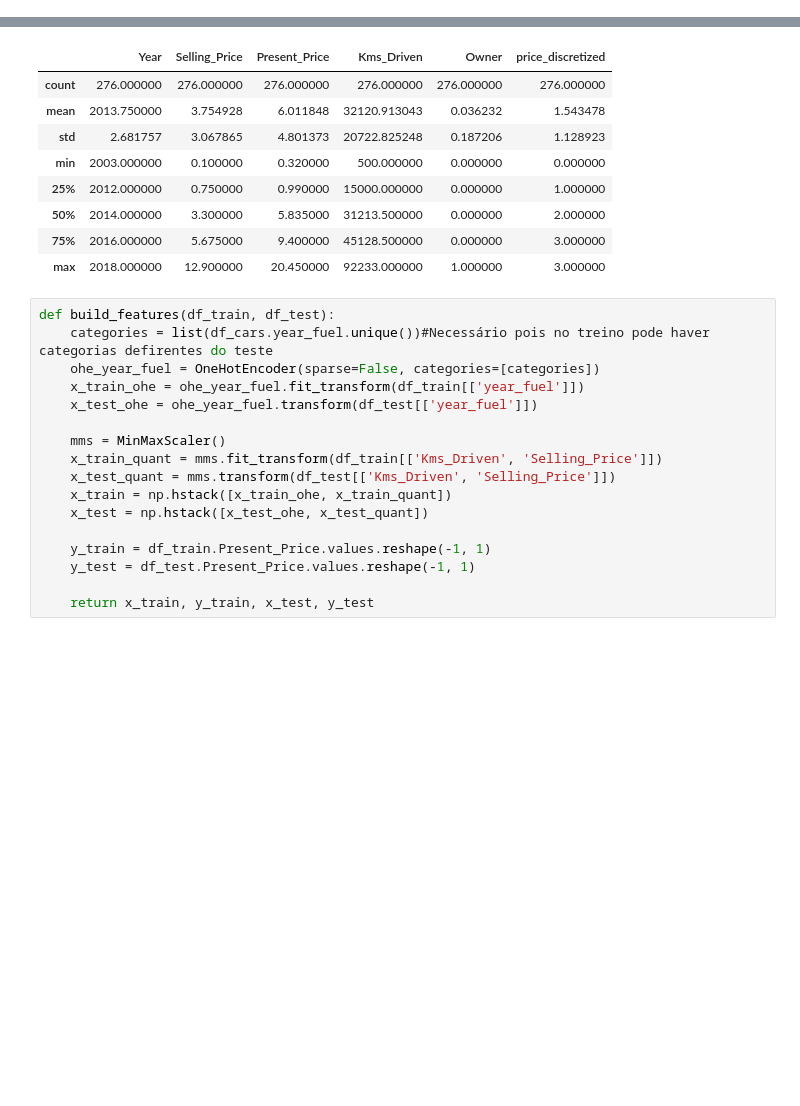
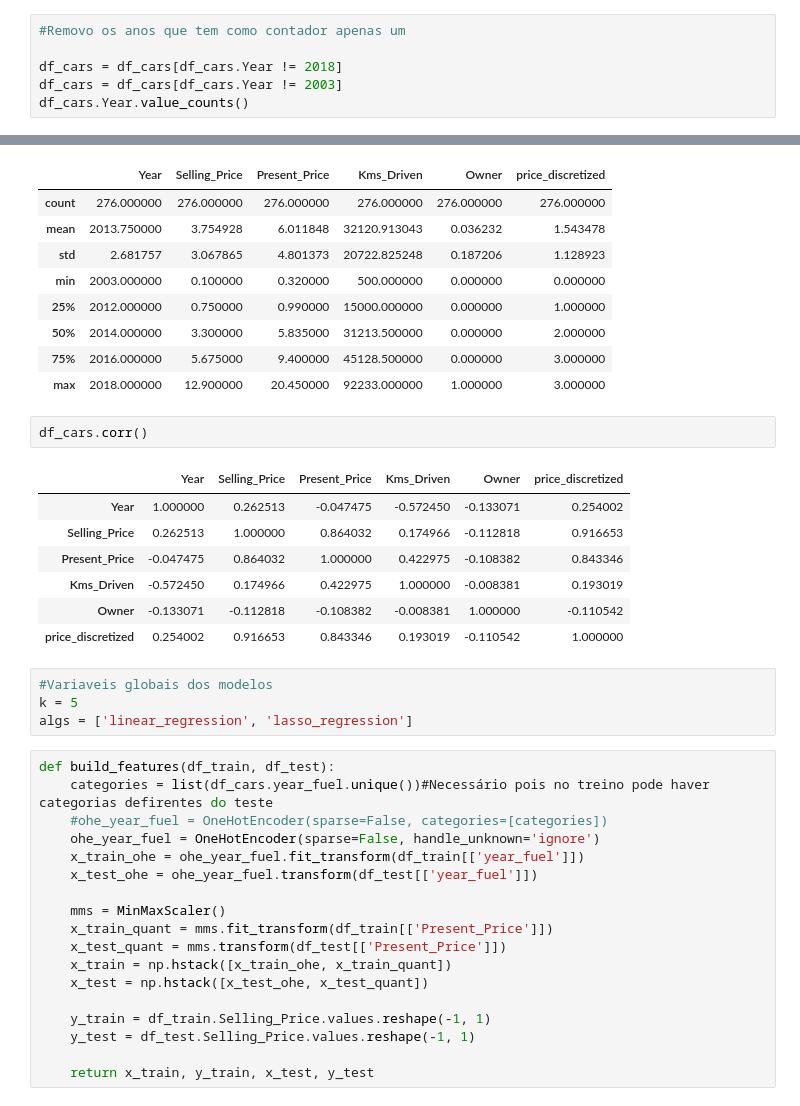
Before and after one commit to asengardeon/aprendizado_de_maquina, a Jupyter notebook: Exercicio1.ipynb, the cells around one changed output, grey strips where cells are left out. Drawn from its saved outputs; the diff is of its cells as text; blank space fills up the shorter version.

```diff
--- a/Exercicio1.ipynb
+++ b/Exercicio1.ipynb
@@ -280,3 +282,9 @@ df_cars.Year.value_counts()
 2018     1
 2003     1
 Name: Year, dtype: int64
+# %%
+#Removo os anos que tem como contador apenas um
+
+df_cars = df_cars[df_cars.Year != 2018]
+df_cars = df_cars[df_cars.Year != 2003]
+df_cars.Year.value_counts()
@@ -330,21 +353,36 @@ df_cars.describe()
 | 50% | 2014.000000 | 3.300000 | 5.835000 | 31213.500000 | 0.000000 | 2.000000 |
 | 75% | 2016.000000 | 5.675000 | 9.400000 | 45128.500000 | 0.000000 | 3.000000 |
 | max | 2018.000000 | 12.900000 | 20.450000 | 92233.000000 | 1.000000 | 3.000000 |
+# %%
+df_cars.corr()
+# %% [output]
+|  | Year | Selling_Price | Present_Price | Kms_Driven | Owner | price_discretized |
+| Year | 1.000000 | 0.262513 | -0.047475 | -0.572450 | -0.133071 | 0.254002 |
+| Selling_Price | 0.262513 | 1.000000 | 0.864032 | 0.174966 | -0.112818 | 0.916653 |
+| Present_Price | -0.047475 | 0.864032 | 1.000000 | 0.422975 | -0.108382 | 0.843346 |
+| Kms_Driven | -0.572450 | 0.174966 | 0.422975 | 1.000000 | -0.008381 | 0.193019 |
+| Owner | -0.133071 | -0.112818 | -0.108382 | -0.008381 | 1.000000 | -0.110542 |
+| price_discretized | 0.254002 | 0.916653 | 0.843346 | 0.193019 | -0.110542 | 1.000000 |
+# %%
+#Variaveis globais dos modelos
+k = 5
+algs = ['linear_regression', 'lasso_regression']
 # %%
 def build_features(df_train, df_test):
     categories = list(df_cars.year_fuel.unique())#Necessário pois no treino pode haver categorias defirentes do teste
-    ohe_year_fuel = OneHotEncoder(sparse=False, categories=[categories])
+    #ohe_year_fuel = OneHotEncoder(sparse=False, categories=[categories])
+    ohe_year_fuel = OneHotEncoder(sparse=False, handle_unknown='ignore')
     x_train_ohe = ohe_year_fuel.fit_transform(df_train[['year_fuel']])
     x_test_ohe = ohe_year_fuel.transform(df_test[['year_fuel']])
 
     mms = MinMaxScaler()
-    x_train_quant = mms.fit_transform(df_train[['Kms_Driven', 'Selling_Price']])
-    x_test_quant = mms.transform(df_test[['Kms_Driven', 'Selling_Price']])
+    x_train_quant = mms.fit_transform(df_train[['Present_Price']])
+    x_test_quant = mms.transform(df_test[['Present_Price']])
     x_train = np.hstack([x_train_ohe, x_train_quant])
     x_test = np.hstack([x_test_ohe, x_test_quant])
 
-    y_train = df_train.Present_Price.values.reshape(-1, 1)
-    y_test = df_test.Present_Price.values.reshape(-1, 1)
+    y_train = df_train.Selling_Price.values.reshape(-1, 1)
+    y_test = df_test.Selling_Price.values.reshape(-1, 1)
 
     return x_train, y_train, x_test, y_test
 # %%
```
Also changed, not shown: parts of 30 cells of this notebook.
